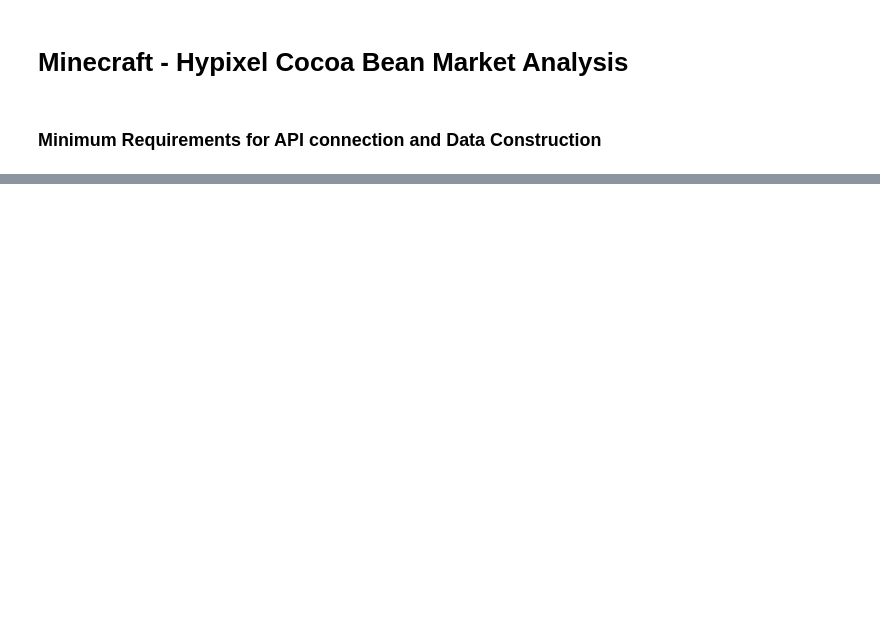
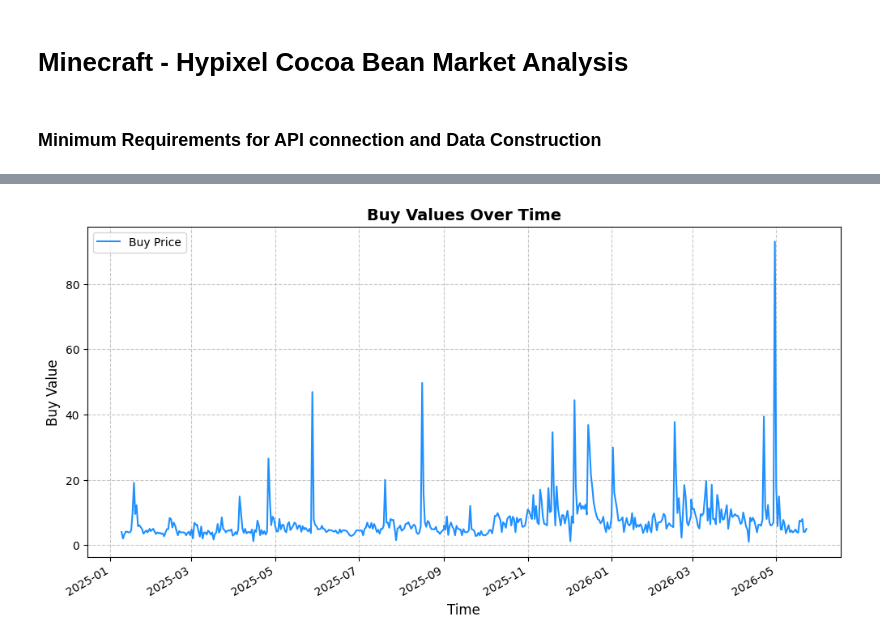
Before and after one commit to Lukee563/Time-Series-Modeling, a Jupyter notebook: analysis/modeling.ipynb, the cells around one changed output, grey strips where cells are left out. Saved outputs shown, nothing was run; the diff lists cells and outputs as text; code cells hidden in the pictures; blank space fills up the shorter version.

Commit message:
Exploratory plotting, model adjustments

```diff
--- a/analysis/modeling.ipynb
+++ b/analysis/modeling.ipynb
@@ -34,0 +55,20 @@ Connection to scripts was successful... Data has been constructed
+# %%
+# Set up the figure size for better readability
+plt.figure(figsize=(12, 6))
+
+plt.plot(cleaned_data['timestamp'], cleaned_data['buy'],
+label='Buy Price', color='dodgerblue', linewidth=1.5)
+
+plt.title('Buy Values Over Time', fontsize=14, fontweight='bold')
+plt.xlabel('Time', fontsize=12)
+plt.ylabel('Buy Value', fontsize=12)
+
+# Add a grid for easier visual tracking of price levels
+plt.grid(True, linestyle='--', alpha=0.7)
+plt.legend()
+plt.gcf().autofmt_xdate()
+
+# Display the plot
+plt.show()
+# %% [output]
+[figure, added]
```
Also changed, not shown: parts of 8 cells of this notebook, 2 other files.
